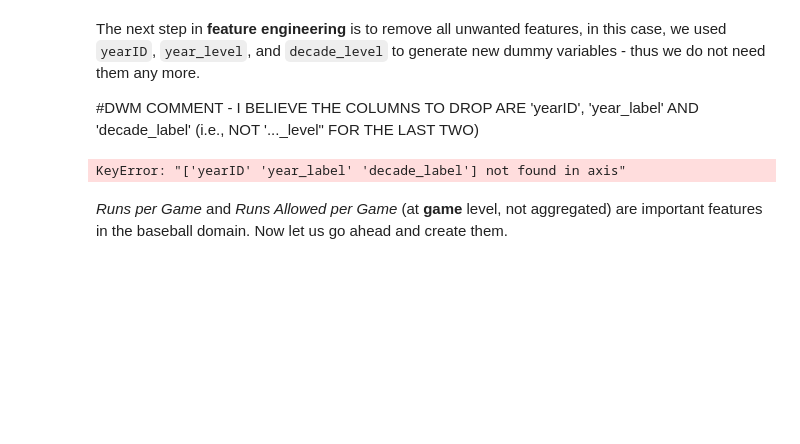
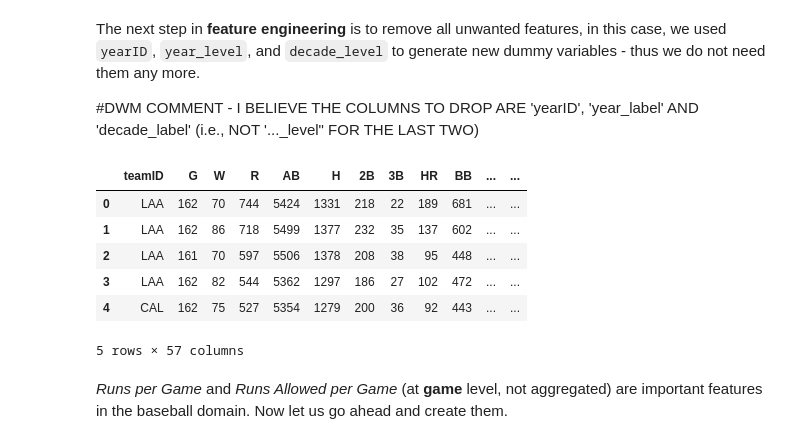
Before and after one commit to fairfield-university-ba545/week-4-DawnMassey, a Jupyter notebook: Mini_project_1_baseball_analytics_pt2.ipynb, the cells around one changed output. Saved outputs shown, nothing was run; the diff lists cells and outputs as text; code cells hidden in the pictures; blank space fills up the shorter version.

```diff
--- a/Mini_project_1_baseball_analytics_pt2.ipynb
+++ b/Mini_project_1_baseball_analytics_pt2.ipynb
@@ -451,7 +451,7 @@ df['decade_label'] = (df['yearID'].apply(assign_label))
 #### store the results in a dataframe `decade_df`
 decade_df = df.copy()
 decade_df['decade_label_dummy'] = decade_df['decade_label']
-decade_df['decade_label_dummy']=(pd.get_dummies(df['decade_label'], prefix=['era']))
+decade_df['decade_label_dummy']=(pd.get_dummies(df['decade_label'], prefix=['decade']))
 
 #Checking the values for the "decade_label_dummy"
 decade_df['decade_label_dummy'].describe()
@@ -509,12 +511,18 @@ The next step in __feature engineering__ is to remove all unwanted features, in
 #DWM COMMENT - I BELIEVE THE COLUMNS TO DROP ARE 'yearID', 'year_label' AND 'decade_label' (i.e., NOT '..._level" FOR THE LAST TWO)
 # %%
 #### complete your code here
-concatenated_df2.drop(['yearID','year_label','decade_label'], axis=0, inplace=True)
+concatenated_df2.drop(['yearID','year_label','decade_label'], axis=1, inplace=True)
 
 #Test to see if it worked
 concatenated_df2.head()
 # %% [output]
+|  | teamID | G | W | R | AB | H | 2B | 3B | HR | BB | ... | ... |
+| 0 | LAA | 162 | 70 | 744 | 5424 | 1331 | 218 | 22 | 189 | 681 | ... | ... |
+| 1 | LAA | 162 | 86 | 718 | 5499 | 1377 | 232 | 35 | 137 | 602 | ... | ... |
+| 2 | LAA | 161 | 70 | 597 | 5506 | 1378 | 208 | 38 | 95 | 448 | ... | ... |
+| 3 | LAA | 162 | 82 | 544 | 5362 | 1297 | 186 | 27 | 102 | 472 | ... | ... |
+| 4 | CAL | 162 | 75 | 527 | 5354 | 1279 | 200 | 36 | 92 | 443 | ... | ... |
-KeyError: "['yearID' 'year_label' 'decade_label'] not found in axis"
+5 rows × 57 columns
 # %% [markdown]
 _Runs per Game_ and _Runs Allowed per Game_ (at __game__ level, not aggregated) are important features in the baseball domain. Now let us go ahead and create them.
 # %%
```
Also changed, not shown: parts of 4 cells of this notebook.
